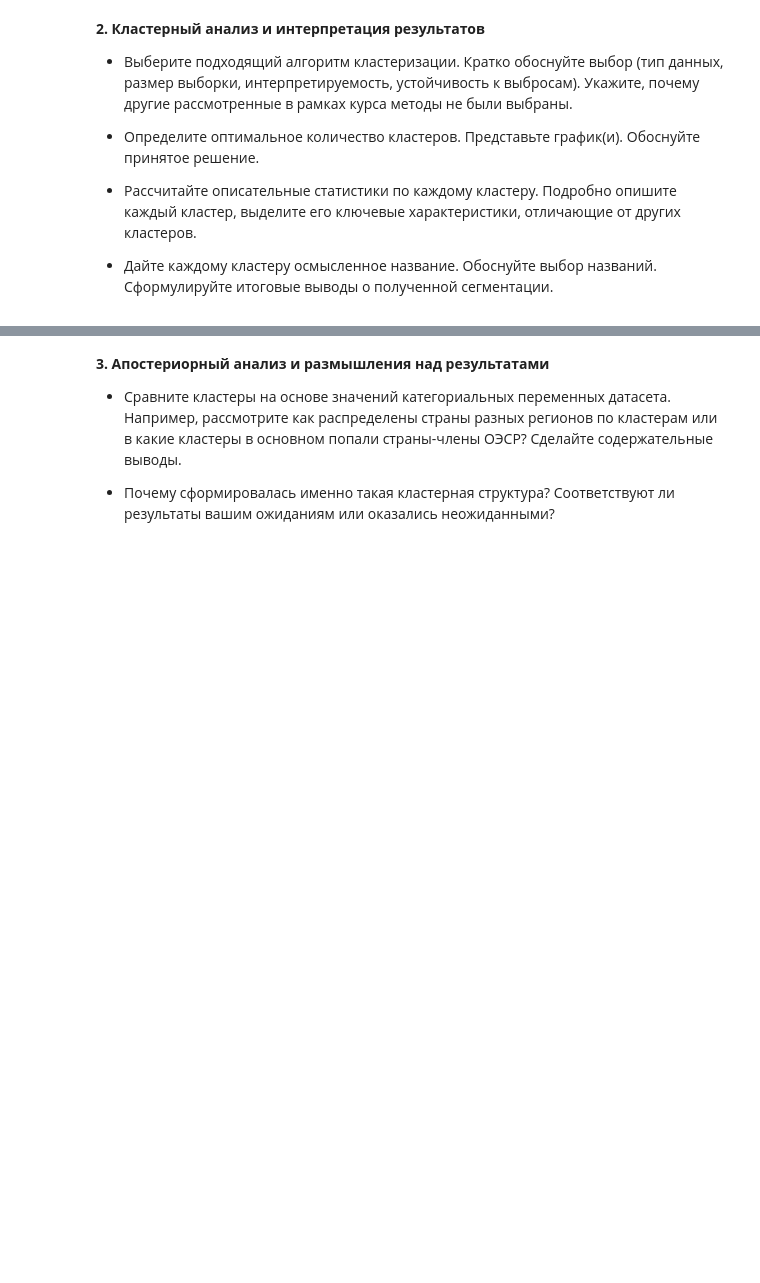
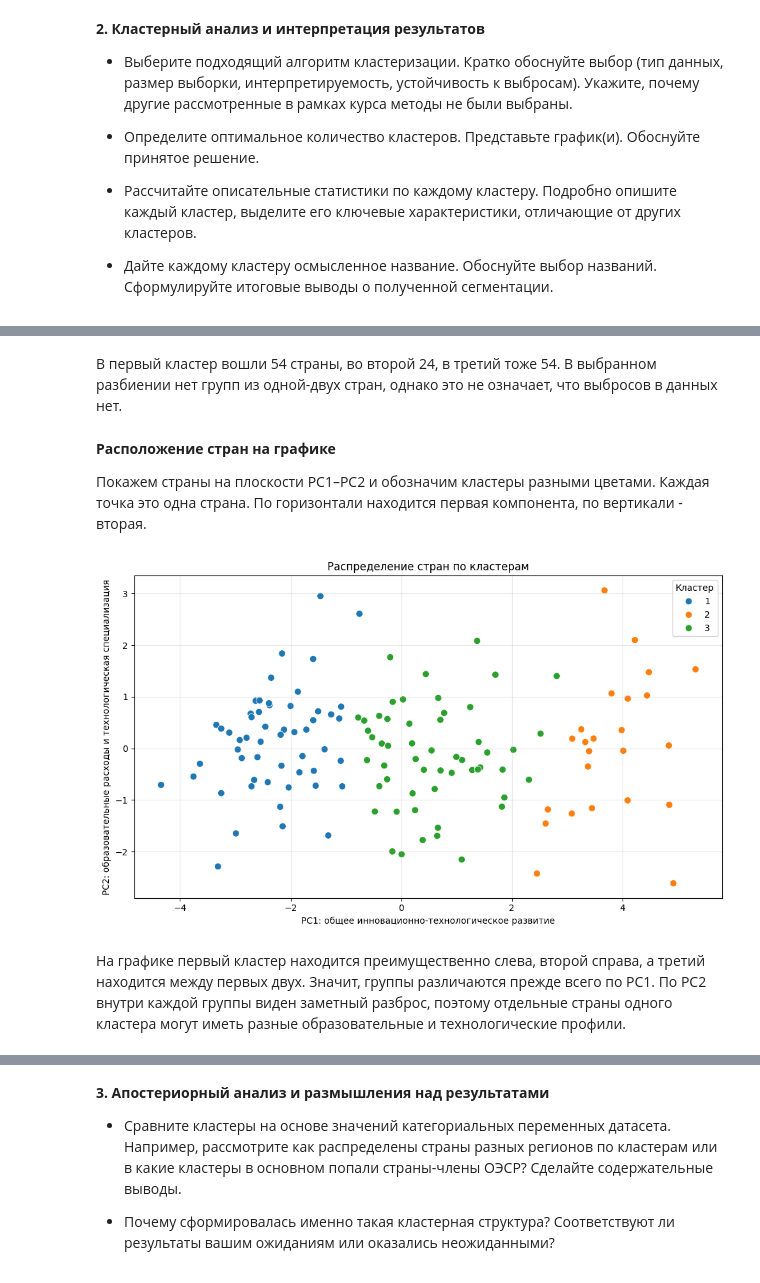
Before and after one commit to NickNatGame/Andan, a Jupyter notebook: NIS_ПЗ3.ipynb, the cells around one changed output, grey strips where cells are left out. Cells and saved outputs as stored; diff of their text form; code cells hidden in the pictures; blank space fills up the shorter version.

```diff
--- a/NIS_ПЗ3.ipynb
+++ b/NIS_ПЗ3.ipynb
@@ -415,0 +495,13 @@ display(X_cluster.corr().round(3))
+# %%
+n_clusters = 3
+labels = fcluster(Z, t=n_clusters, criterion='maxclust')
+
+df1['cluster_labels'] = pd.Series(labels, index=X_cluster.index, dtype='Int64')
+
+display(df1.loc[X_cluster.index, ['Country', 'PC1', 'PC2', 'cluster_labels']].head(10))
+
+cluster_sizes = df1['cluster_labels'].value_counts().sort_index()
+display(cluster_sizes.to_frame('Количество стран'))
+
+print('Распределено по кластерам:', df1['cluster_labels'].notna().sum())
+print('Без кластера из-за пропусков:', df1['cluster_labels'].isna().sum())
@@ -415,0 +527,23 @@ display(X_cluster.corr().round(3))
+# %% [markdown]
+В первый кластер вошли 54 страны, во второй 24, в третий тоже 54. В выбранном разбиении нет групп из одной-двух стран, однако это не означает, что выбросов в данных нет.
+# %% [markdown]
+**Расположение стран на графике**<br>
+
+Покажем страны на плоскости PC1–PC2 и обозначим кластеры разными цветами. Каждая точка это одна страна. По горизонтали находится первая компонента, по вертикали - вторая.
+# %%
+plt.figure(figsize=(10, 6))
+sns.scatterplot(
+    data=df1.loc[X_cluster.index],
+    x='PC1', y='PC2', hue='cluster_labels', palette='tab10', s=60
+)
+plt.title('Распределение стран по кластерам')
+plt.xlabel('PC1: общее инновационно-технологическое развитие')
+plt.ylabel('PC2: образовательные расходы и технологическая специализация')
+plt.legend(title='Кластер')
+plt.grid(alpha=0.3)
+plt.tight_layout()
+plt.show()
+# %% [output]
+[figure, added]
+# %% [markdown]
+На графике первый кластер находится преимущественно слева, второй справа, а третий находится между первых двух. Значит, группы различаются прежде всего по PC1. По PC2 внутри каждой группы виден заметный разброс, поэтому отдельные страны одного кластера могут иметь разные образовательные и технологические профили.
```
Also changed, not shown: parts of 51 cells of this notebook.
